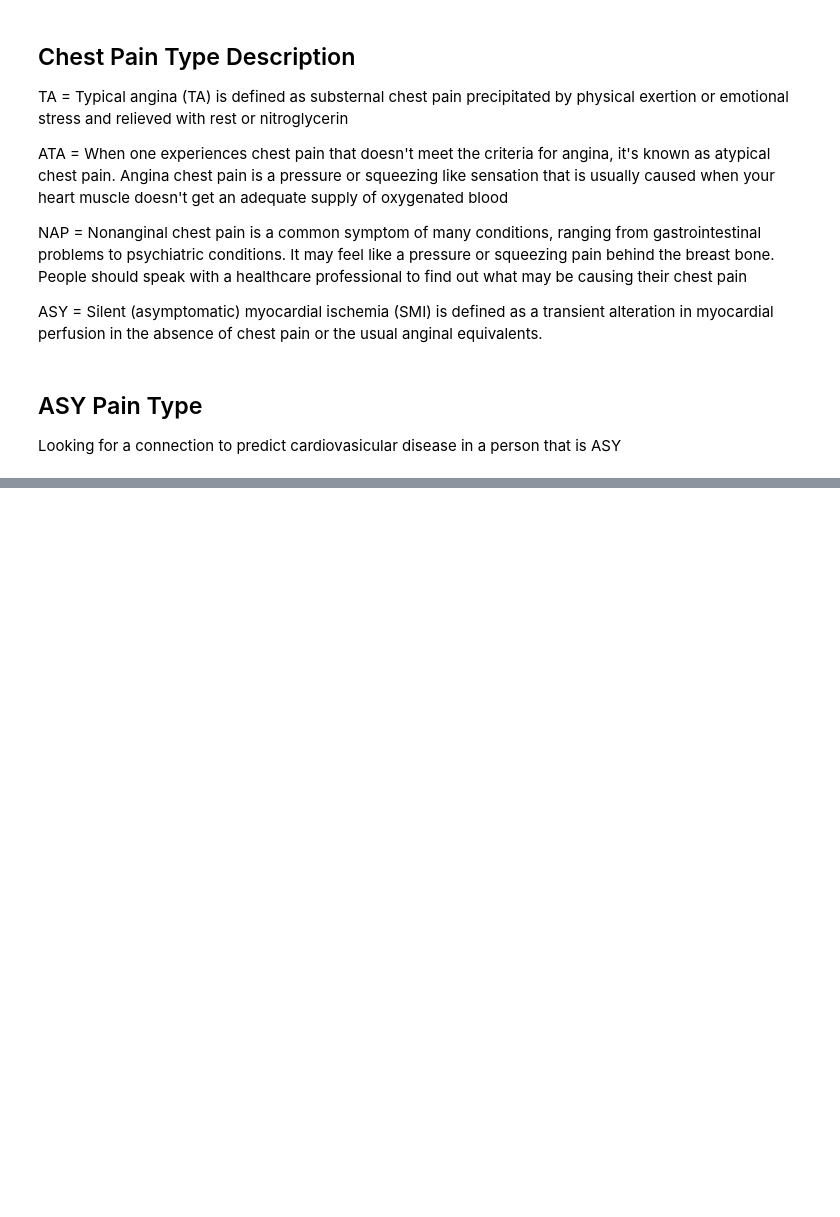
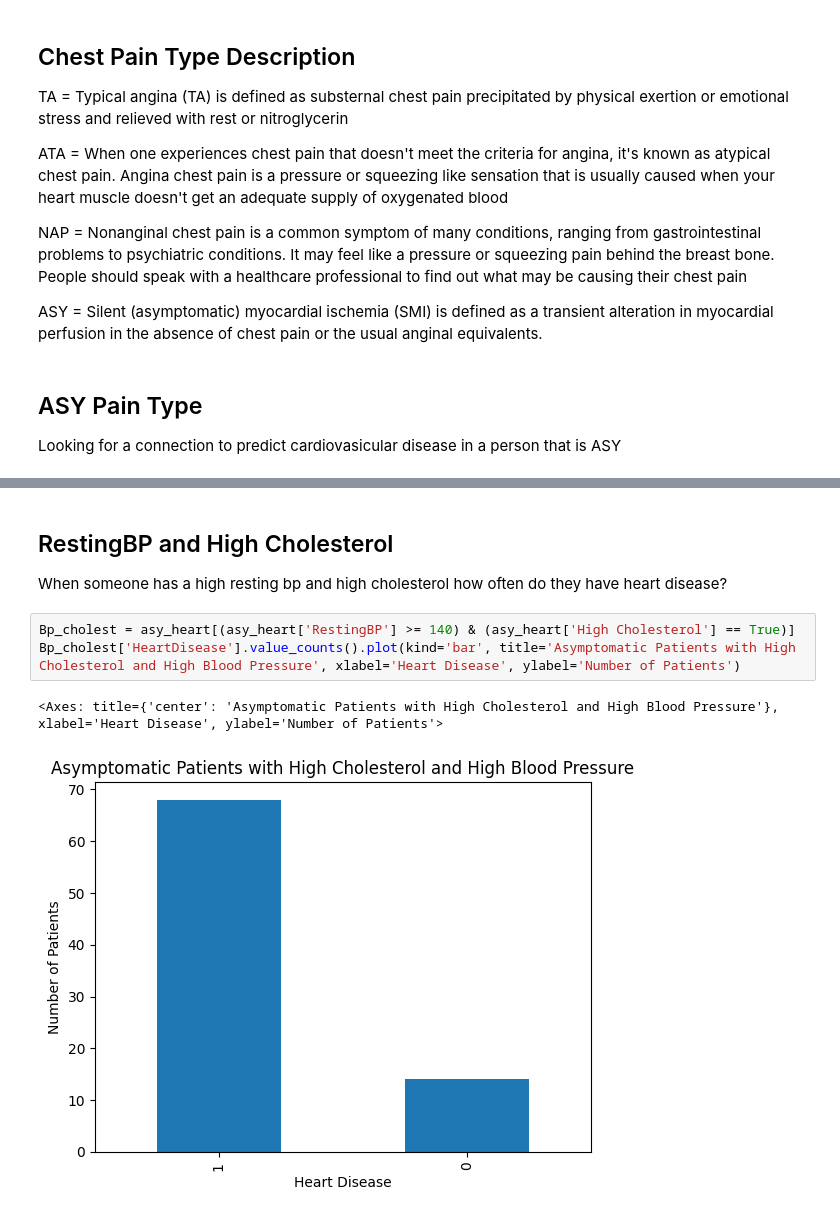
Before and after one commit to tylernow/learning-research, a Jupyter notebook: learning heart.ipynb, the cells around one changed output, grey strips where cells are left out. Drawn from its saved outputs; the diff is of its cells as text; blank space fills up the shorter version.

```diff
--- a/learning heart.ipynb
+++ b/learning heart.ipynb
@@ -57,0 +61,9 @@ dtype: object
+# %% [markdown]
+## RestingBP and High Cholesterol
+When someone has a high resting bp and high cholesterol how often do they have heart disease?
+# %%
+Bp_cholest = asy_heart[(asy_heart['RestingBP'] >= 140) & (asy_heart['High Cholesterol'] == True)]
+Bp_cholest['HeartDisease'].value_counts().plot(kind='bar', title='Asymptomatic Patients with High Cholesterol and High Blood Pressure', xlabel='Heart Disease', ylabel='Number of Patients')
+# %% [output]
+<Axes: title={'center': 'Asymptomatic Patients with High Cholesterol and High Blood Pressure'}, xlabel='Heart Disease', ylabel='Number of Patients'>
+[figure, added]
```
Also changed, not shown: parts of 14 cells of this notebook.
